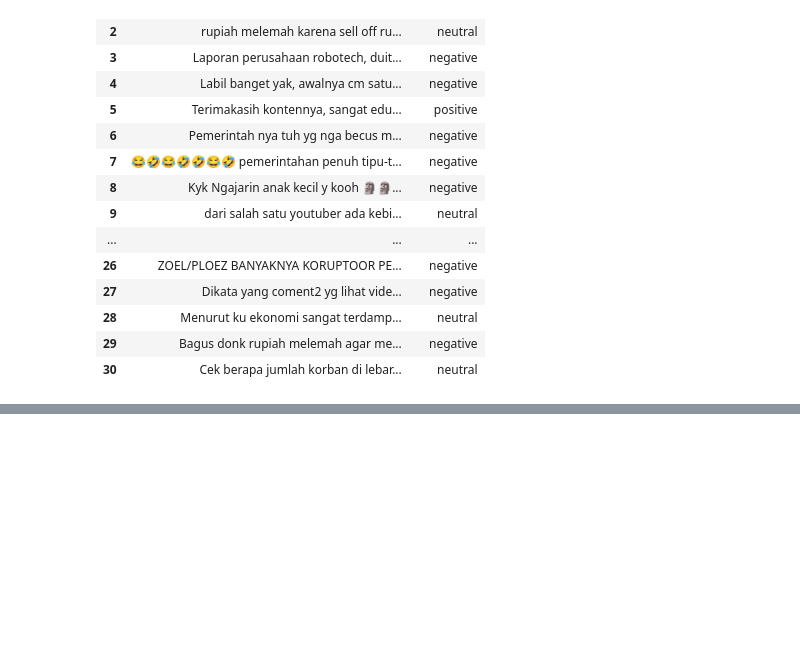
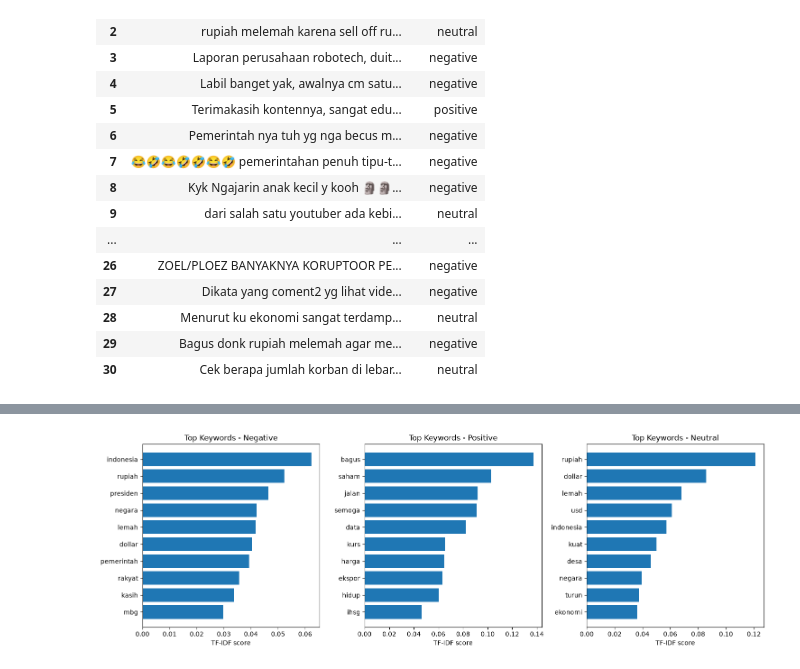
Before and after one commit to fazqin/Scraping-Sentiment-NLP, a Jupyter notebook: Notebooks/Scraping_data.ipynb, the cells around one changed output, grey strips where cells are left out. Saved outputs shown, nothing was run; the diff lists cells and outputs as text; code cells hidden in the pictures; blank space fills up the shorter version.

```diff
--- a/Notebooks/Scraping_data.ipynb
+++ b/Notebooks/Scraping_data.ipynb
@@ -577,0 +402,18 @@ ValueError: Iterable over raw text documents expected, string object received.
+# %%
+# Slice per sentimen
+def top_keywords_by_sentiment(label, n=20):
+    mask = (df["sentiment"] == label).values
+    x_subset = x[mask]
+    scores = pd.DataFrame(x_subset.mean(axis=0).A1, index=feature_names, columns=["score"])
+    return scores.sort_values("score", ascending=False).head(n)
+
+keywords_neg = top_keywords_by_sentiment("negative")
+keywords_pos = top_keywords_by_sentiment("positive")
+keywords_neu = top_keywords_by_sentiment("neutral")
+
+print("Negative:")
+print(keywords_neg)
+print("\nPositive:")
+print(keywords_pos)
+print("\nNeutral:")
+print(keywords_neu)
@@ -577,0 +438,16 @@ ValueError: Iterable over raw text documents expected, string object received.
+# %%
+# Bar chart perbandingan top keywords tiap sentimen
+fig, axes = plt.subplots(1, 3, figsize=(15, 5))
+for ax, (label, kw) in zip(axes, [
+    ("Negative", keywords_neg.head(10)),
+    ("Positive", keywords_pos.head(10)),
+    ("Neutral", keywords_neu.head(10))
+]):
+    kw = kw.sort_values("score")
+    ax.barh(kw.index, kw["score"])
+    ax.set_title(f"Top Keywords - {label}")
+    ax.set_xlabel("TF-IDF score")
+plt.tight_layout()
+plt.show()
+# %% [output]
+[figure, added]
```
Also changed, not shown: parts of 36 cells of this notebook, 26 other files.
